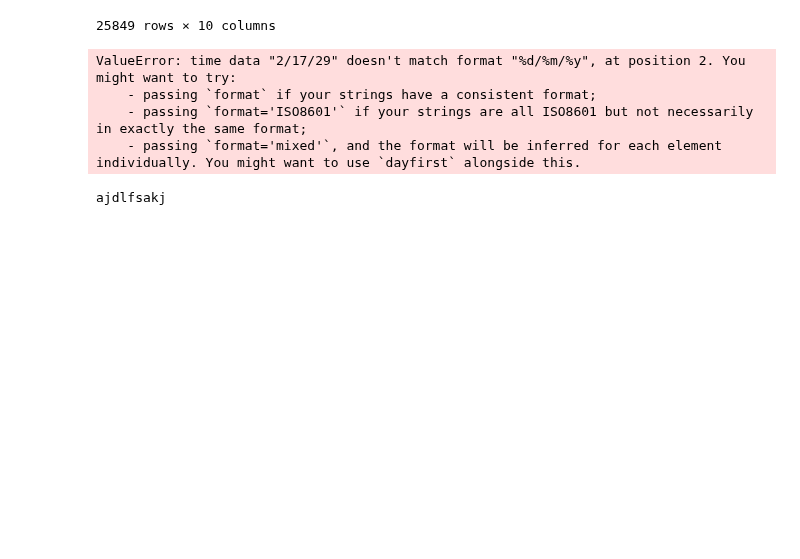
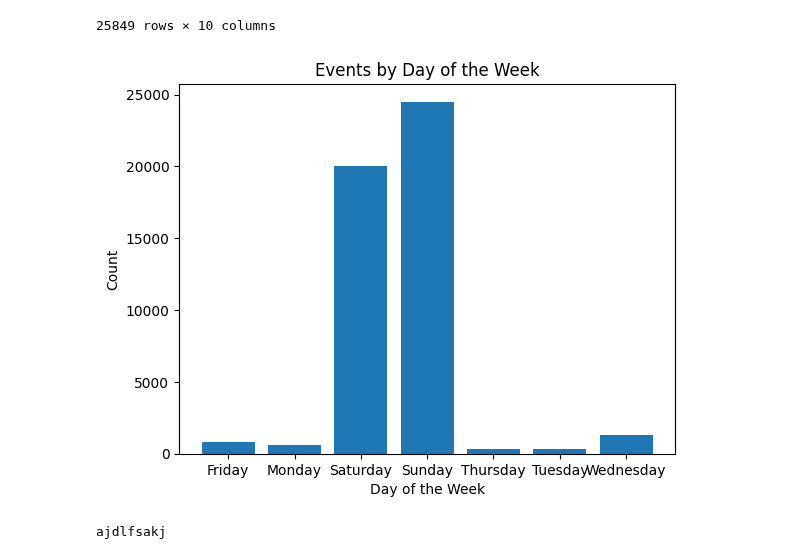
Before and after one commit to tinchit0/la-quiniela, a Jupyter notebook: analysis/data_analysis.ipynb, the cells around one changed output. Cells and saved outputs as stored; diff of their text form; code cells hidden in the pictures; blank space fills up the shorter version.

```diff
--- a/analysis/data_analysis.ipynb
+++ b/analysis/data_analysis.ipynb
@@ -64,21 +64,18 @@ See the caveats in the documentation: https://pandas.pydata.org/pandas-docs/stab
 # %%
 # Exercise 3
 
-df['date'] = pd.to_datetime(df['date'], format='%d/%m/%y')
+df['date'] = pd.to_datetime(df['date'], format='%m/%d/%y')
 df['Day_of_Week'] = df['date'].dt.day_name()
 
 day_of_week_counts = df['Day_of_Week'].value_counts().sort_index()
 
 plt.bar(day_of_week_counts.index, day_of_week_counts)
 plt.xlabel('Day of the Week')
 plt.ylabel('Count')
 plt.title('Events by Day of the Week')
 plt.show()
 # %% [output]
-ValueError: time data "2/17/29" doesn't match format "%d/%m/%y", at position 2. You might want to try:
-    - passing `format` if your strings have a consistent format;
-    - passing `format='ISO8601'` if your strings are all ISO8601 but not necessarily in exactly the same format;
-    - passing `format='mixed'`, and the format will be inferred for each element individually. You might want to use `dayfirst` alongside this.
+[figure, added]
 # %%
 print("ajdlfsakj")
 # %% [output]
```
